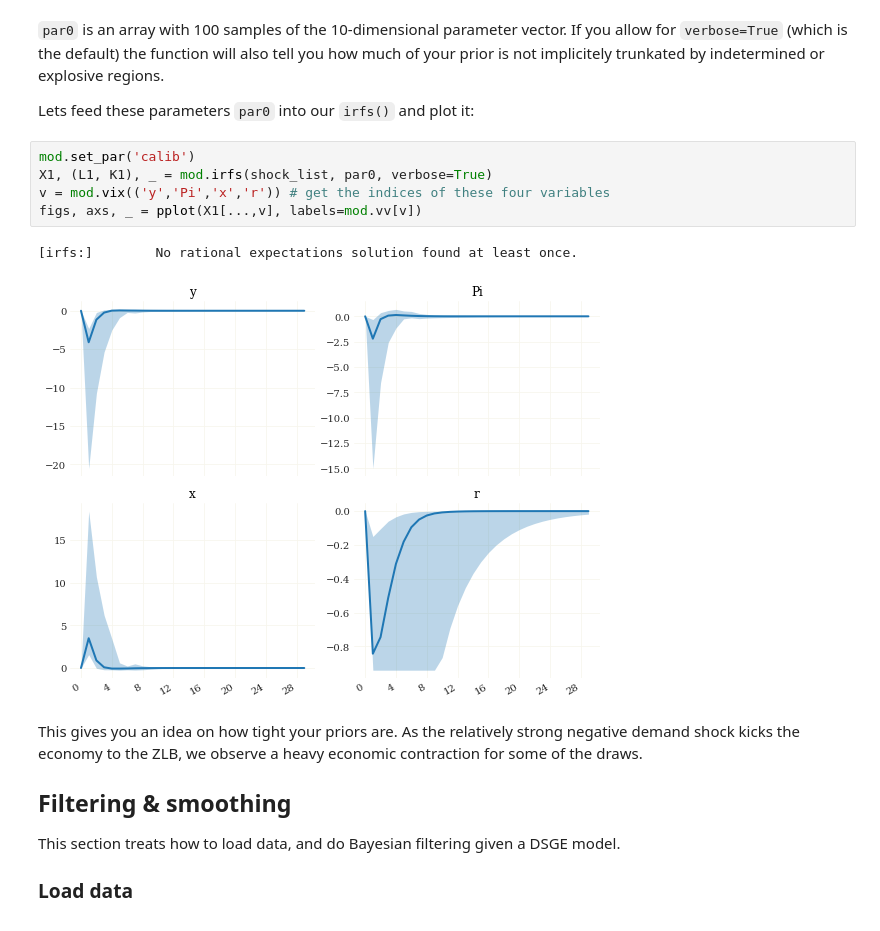
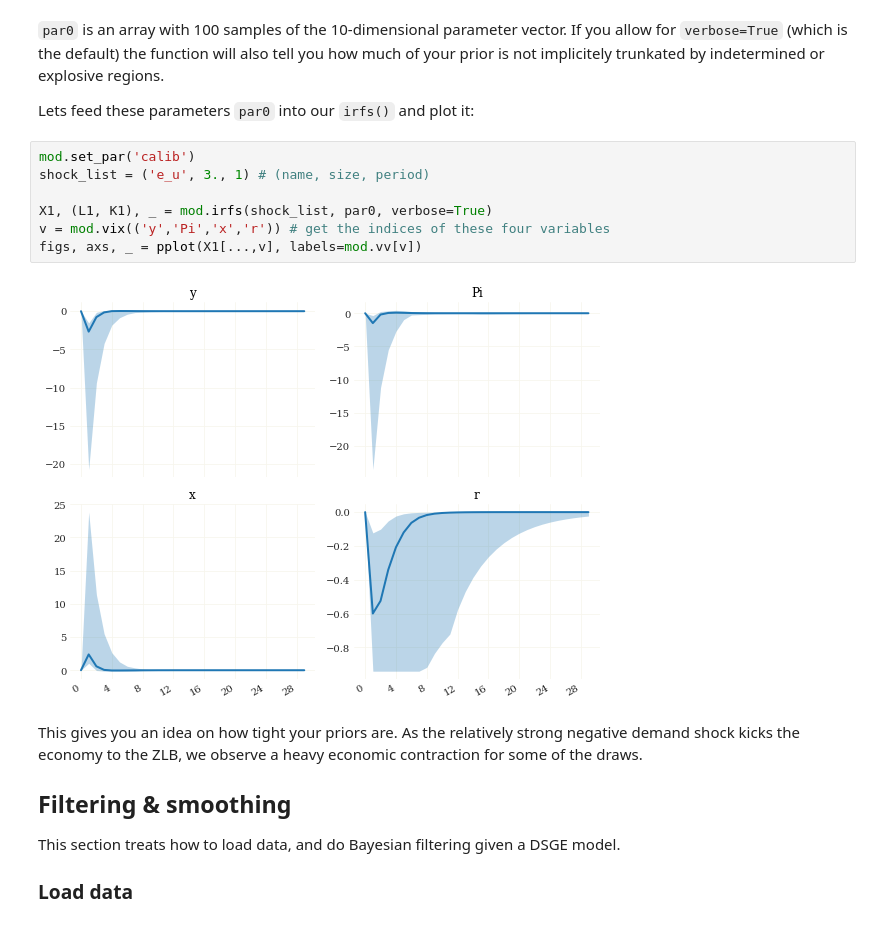
Before and after one commit to gboehl/pydsge, a Jupyter notebook: docs/getting_started.ipynb, the cells around one changed output. Saved outputs shown, nothing was run; the diff lists cells and outputs as text.

```diff
--- a/docs/getting_started.ipynb
+++ b/docs/getting_started.ipynb
@@ -147,12 +146,13 @@ If you allow for ``verbose=True`` (which is the default) the function will also
 Lets feed these parameters ``par0`` into our ``irfs()`` and plot it:
 # %%
 mod.set_par('calib')
+shock_list = ('e_u', 3., 1) # (name, size, period)
+
 X1, (L1, K1), _ = mod.irfs(shock_list, par0, verbose=True)
 v = mod.vix(('y','Pi','x','r')) # get the indices of these four variables
 figs, axs, _ = pplot(X1[...,v], labels=mod.vv[v])
 # %% [output]
-[irfs:]        No rational expectations solution found at least once.
-[figure, old version]
+[figure, new version]
 # %% [markdown]
 This gives you an idea on how tight your priors are. As the relatively strong negative demand shock kicks the economy to the ZLB, we observe a heavy economic contraction for some of the draws.
 
```
Also changed, not shown: parts of 16 cells of this notebook, 6 other files.
